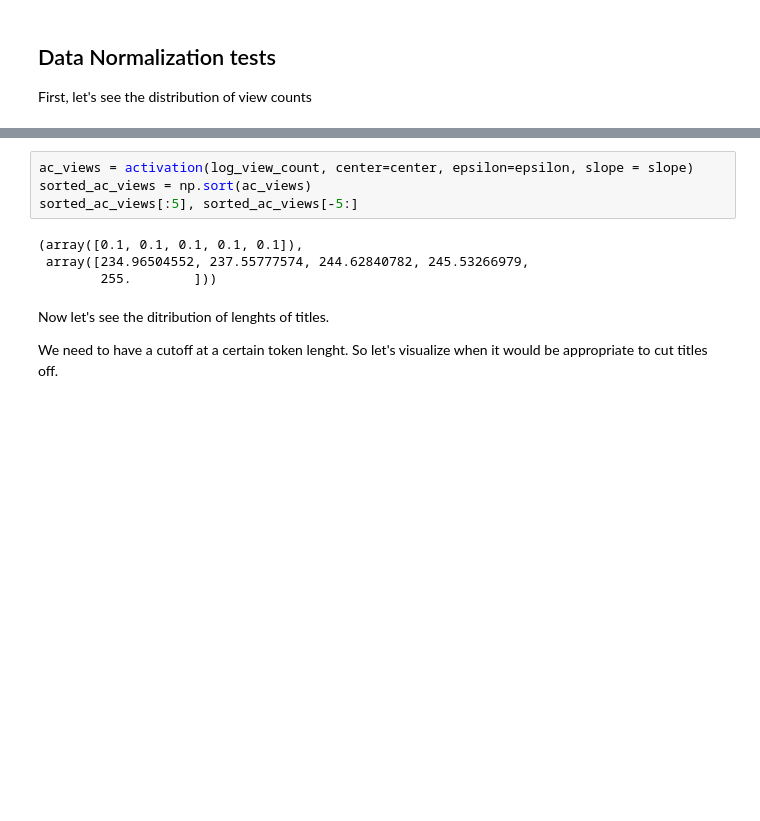
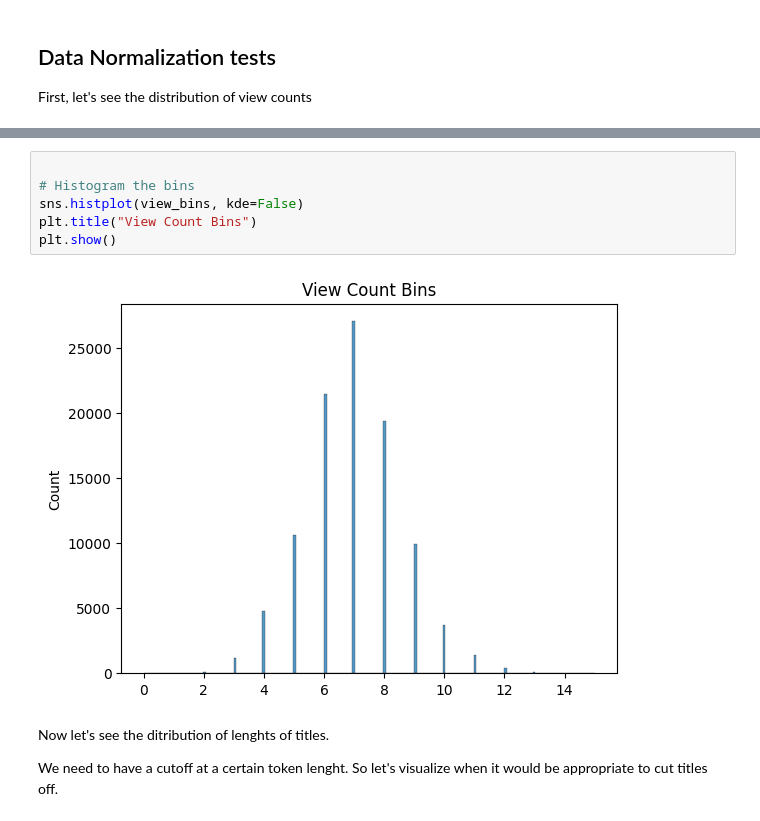
Before and after one commit to Roy3838/TitleTransformers, a Jupyter notebook: 2.0/title_model.ipynb, the cells around one changed output, grey strips where cells are left out. Cells and saved outputs as stored; diff of their text form; blank space fills up the shorter version.

```diff
--- a/2.0/title_model.ipynb
+++ b/2.0/title_model.ipynb
@@ -186,11 +189,11 @@ plt.show()
-# %%
-ac_views = activation(log_view_count, center=center, epsilon=epsilon, slope = slope)
-sorted_ac_views = np.sort(ac_views)
-sorted_ac_views[:5], sorted_ac_views[-5:]
-# %% [output]
-(array([0.1, 0.1, 0.1, 0.1, 0.1]),
- array([234.96504552, 237.55777574, 244.62840782, 245.53266979,
-        255.        ]))
+# %%
+
+# Histogram the bins
+sns.histplot(view_bins, kde=False)
+plt.title("View Count Bins")
+plt.show()
+# %% [output]
+[figure, added]
 # %% [markdown]
 Now let's see the ditribution of lenghts of titles.
 
```
Also changed, not shown: parts of 26 cells of this notebook, 1 other file.
